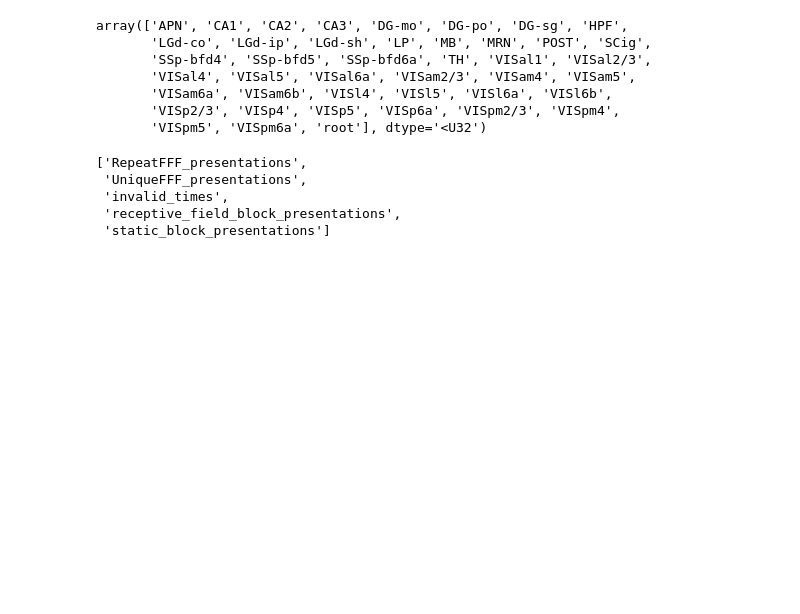
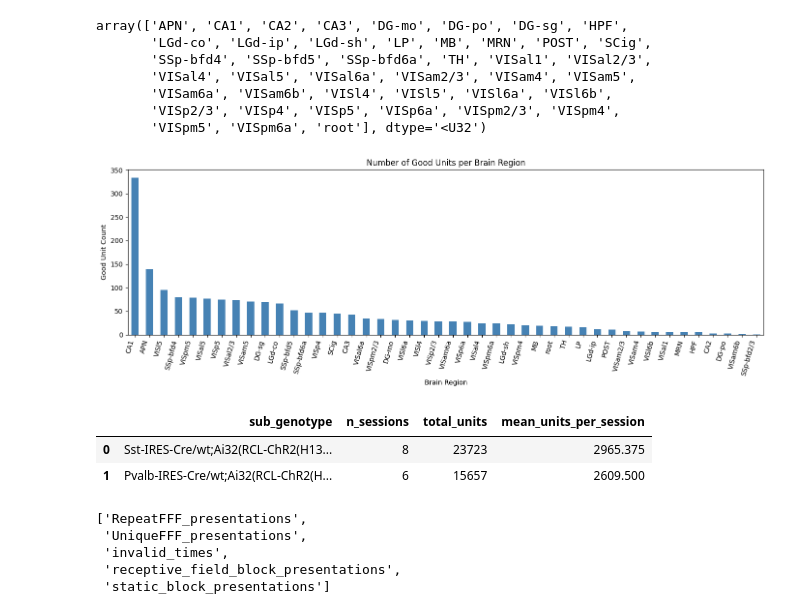
Before and after one commit to bquiala/Neural-Signals-Systems, a Jupyter notebook: Project_Setup.ipynb, the cells around one changed output. Cells and saved outputs as stored; diff of their text form; code cells hidden in the pictures; blank space fills up the shorter version.

```diff
--- a/Project_Setup.ipynb
+++ b/Project_Setup.ipynb
@@ -372,6 +372,39 @@ array(['APN', 'CA1', 'CA2', 'CA3', 'DG-mo', 'DG-po', 'DG-sg', 'HPF',
        'VISam6a', 'VISam6b', 'VISl4', 'VISl5', 'VISl6a', 'VISl6b',
        'VISp2/3', 'VISp4', 'VISp5', 'VISp6a', 'VISpm2/3', 'VISpm4',
        'VISpm5', 'VISpm6a', 'root'], dtype='<U32')
+# %%
+# Bar chart: number of good units per brain region
+good_mask = np.array(units_quality) == "good"
+good_units_by_region = (
+    pd.Series(units_location[good_mask], name="brain_region")
+    .value_counts()
+    .sort_values(ascending=False)
+)
+
+plt.figure(figsize=(14, 5))
+good_units_by_region.plot(kind="bar", color="steelblue")
+plt.title("Number of Good Units per Brain Region")
+plt.xlabel("Brain Region")
+plt.ylabel("Good Unit Count")
+plt.xticks(rotation=75, ha="right")
+plt.tight_layout()
+plt.show()
+
+# Table: number of units per genotype
+source_df = session_files if "session_files" in globals() else dandiset_files
+units_per_genotype = (
+    source_df.groupby("sub_genotype", dropna=False)["#_units"]
+    .agg(n_sessions="count", total_units="sum", mean_units_per_session="mean")
+    .sort_values("total_units", ascending=False)
+    .reset_index()
+)
+
+units_per_genotype
+# %% [output]
+[figure, added]
+|  | sub_genotype | n_sessions | total_units | mean_units_per_session |
+| 0 | Sst-IRES-Cre/wt;Ai32(RCL-ChR2(H13... | 8 | 23723 | 2965.375 |
+| 1 | Pvalb-IRES-Cre/wt;Ai32(RCL-ChR2(H... | 6 | 15657 | 2609.500 |
 # %%
 # Find out what stimulus conditions were used in the experiment
 # See bottom of this notebook for more about the timeline of the entire experiment
```
Also changed, not shown: parts of 11 cells of this notebook, 1 other file.
